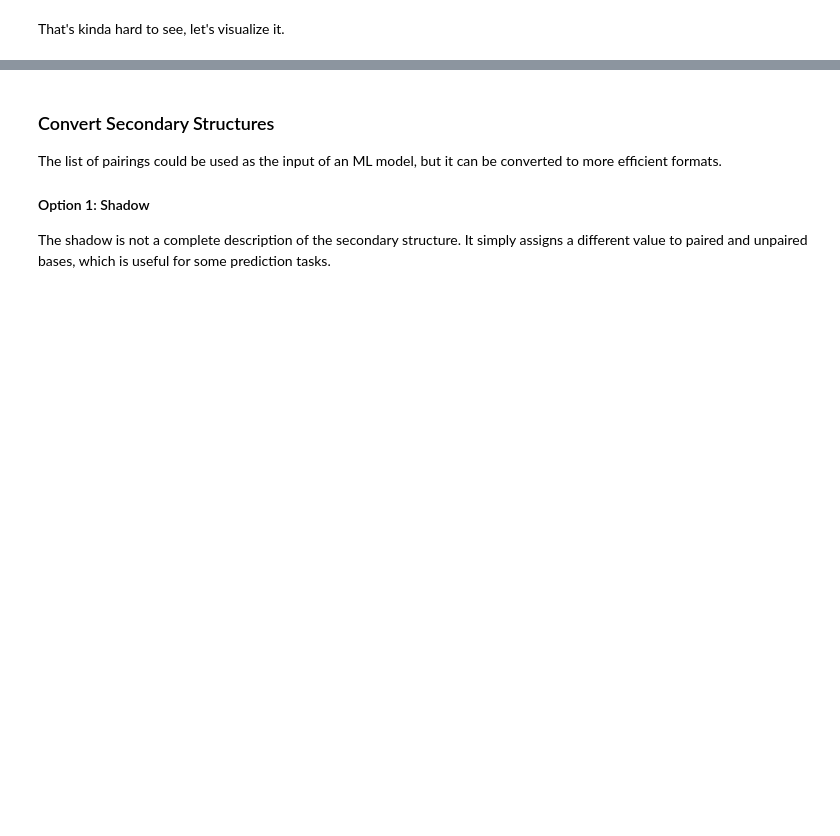
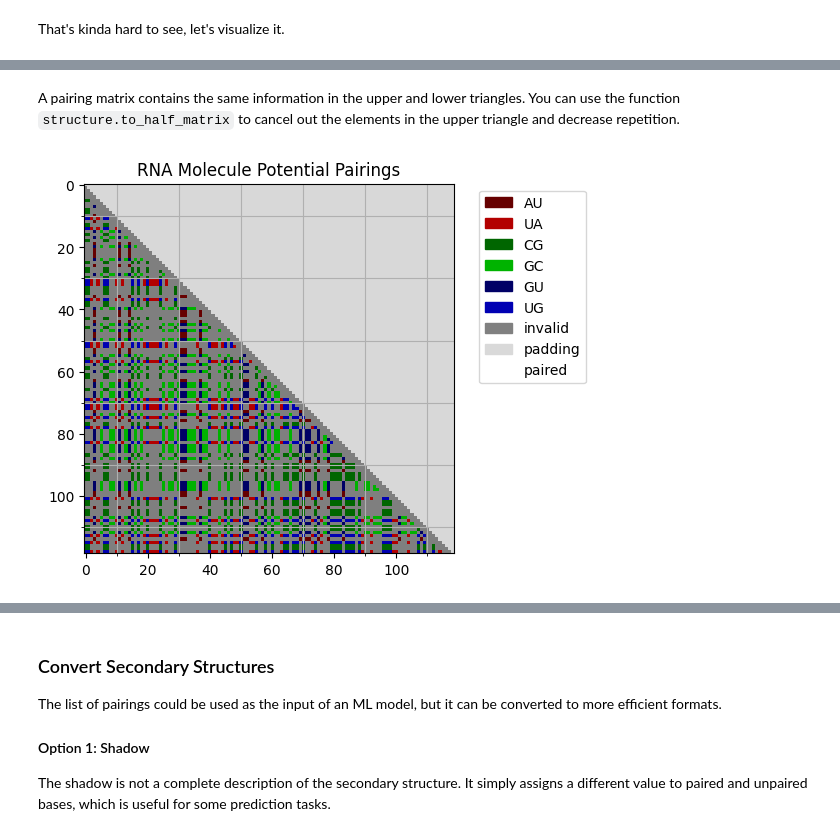
Before and after one commit to Vincent-Therrien/diurnal, a Jupyter notebook: demo/data_processing.ipynb, the cells around one changed output, grey strips where cells are left out. Drawn from its saved outputs; the diff is of its cells as text; code cells hidden in the pictures; blank space fills up the shorter version.

```diff
--- a/demo/data_processing.ipynb
+++ b/demo/data_processing.ipynb
@@ -148,0 +158,11 @@ Close up on the upper left corner to examine the pairings.
+# %% [markdown]
+A pairing matrix contains the same information in the upper and lower
+triangles. You can use the function `structure.to_half_matrix` to cancel out
+the elements in the upper triangle and decrease repetition.
+# %%
+structure.to_half_matrix(
+    potential_pairings, structure.Schemes.IUPAC_ONEHOT_PAIRINGS_VECTOR["-"]
+)
+visualize.potential_pairings(potential_pairings)
+# %% [output]
+[figure, added]
```
Also changed, not shown: parts of 10 cells of this notebook, 12 other files.
